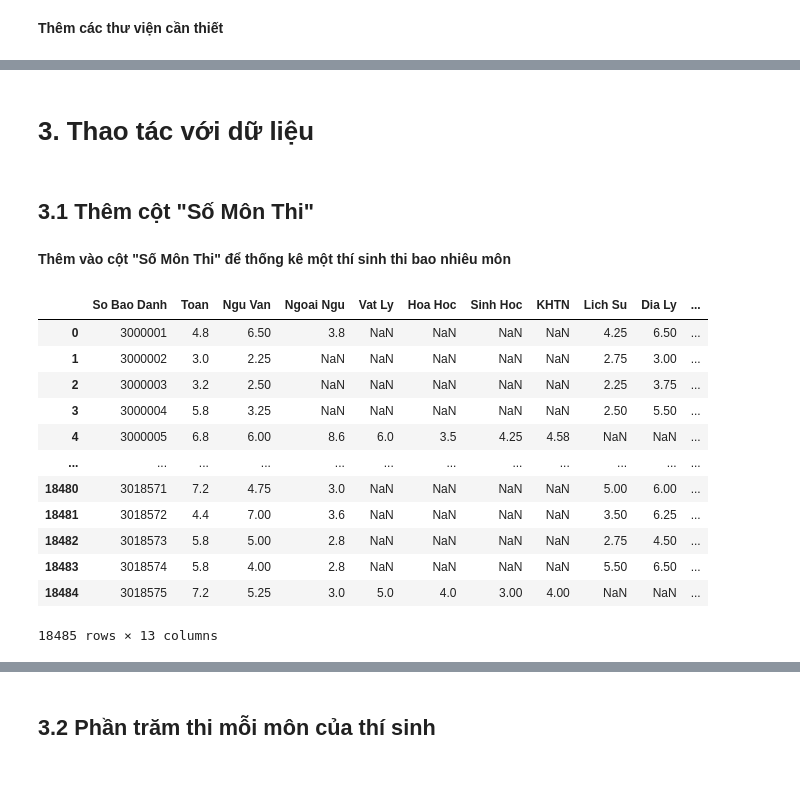
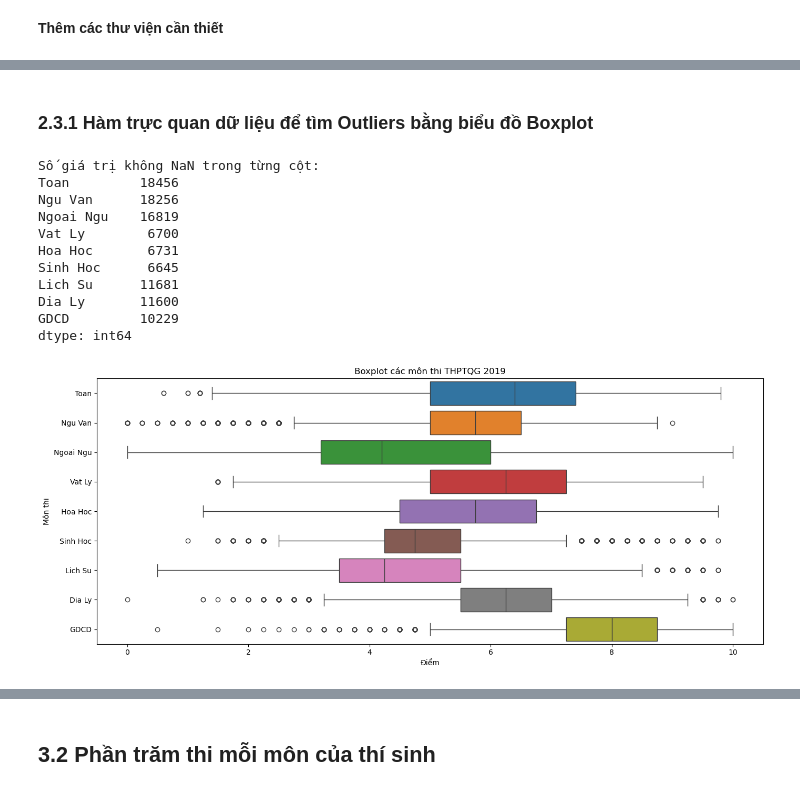
Before and after one commit to KietChauu/THPTQG_source_analysis, a Jupyter notebook: data.ipynb, the cells around one changed output, grey strips where cells are left out. Cells and saved outputs as stored; diff of their text form; code cells hidden in the pictures.

```diff
--- a/data.ipynb
+++ b/data.ipynb
@@ -74,25 +109,41 @@ print(df[cols_diem])
-# %% [markdown]
-# 3. Thao tác với dữ liệu
-# %% [markdown]
-## 3.1 Thêm cột "Số Môn Thi"
-# %% [markdown]
-**Thêm vào cột "Số Môn Thi" để thống kê một thí sinh thi bao nhiêu môn**
-# %%
-# Các môn thi
-list_of_subjects = ['Toan', 'Ngu Van', 'Ngoai Ngu', 'Vat Ly', 'Hoa Hoc', 'Sinh Hoc', 'Lich Su', 'Dia Ly', 'GDCD']
-df['So Mon Thi'] = df[list_of_subjects].notna().sum(axis=1).tolist()
-df
-# %% [output]
-|  | So Bao Danh | Toan | Ngu Van | Ngoai Ngu | Vat Ly | Hoa Hoc | Sinh Hoc | KHTN | Lich Su | Dia Ly | ... |
-| 0 | 3000001 | 4.8 | 6.50 | 3.8 | NaN | NaN | NaN | NaN | 4.25 | 6.50 | ... |
-| 1 | 3000002 | 3.0 | 2.25 | NaN | NaN | NaN | NaN | NaN | 2.75 | 3.00 | ... |
-| 2 | 3000003 | 3.2 | 2.50 | NaN | NaN | NaN | NaN | NaN | 2.25 | 3.75 | ... |
-| 3 | 3000004 | 5.8 | 3.25 | NaN | NaN | NaN | NaN | NaN | 2.50 | 5.50 | ... |
-| 4 | 3000005 | 6.8 | 6.00 | 8.6 | 6.0 | 3.5 | 4.25 | 4.58 | NaN | NaN | ... |
-| ... | ... | ... | ... | ... | ... | ... | ... | ... | ... | ... | ... |
-| 18480 | 3018571 | 7.2 | 4.75 | 3.0 | NaN | NaN | NaN | NaN | 5.00 | 6.00 | ... |
-| 18481 | 3018572 | 4.4 | 7.00 | 3.6 | NaN | NaN | NaN | NaN | 3.50 | 6.25 | ... |
-| 18482 | 3018573 | 5.8 | 5.00 | 2.8 | NaN | NaN | NaN | NaN | 2.75 | 4.50 | ... |
-| 18483 | 3018574 | 5.8 | 4.00 | 2.8 | NaN | NaN | NaN | NaN | 5.50 | 6.50 | ... |
-| 18484 | 3018575 | 7.2 | 5.25 | 3.0 | 5.0 | 4.0 | 3.00 | 4.00 | NaN | NaN | ... |
-18485 rows × 13 columns
+# %% [markdown]
+### 2.3.1 Hàm trực quan dữ liệu để tìm Outliers bằng biểu đồ Boxplot
+# %%
+mandatory_subjects = ['Toan', 'Ngu Van', 'Ngoai Ngu']
+df_cleaned = df.dropna(how="all", subset=mandatory_subjects)
+
+# 2. Tạo DataFrame chỉ chứa điểm các môn
+df_scores = df_cleaned[list_of_subjects]
+
+# Kiểm tra dữ liệu trước khi vẽ
+print("\nSố giá trị không NaN trong từng cột:")
+print(df_scores.notna().sum())
+
+# Chỉ lấy các cột có dữ liệu (ít nhất 1 giá trị không NaN)
+valid_subjects = [col for col in list_of_subjects if df_scores[col].notna().sum() > 0]
+df_scores = df_scores[valid_subjects]
+
+# Đảm bảo kiểu dữ liệu là số
+df_scores = df_scores.astype(float)
+
+# 3. Vẽ boxplot
+plt.figure(figsize=(14, 6))
+sns.boxplot(data=df_scores, orient="h")
+plt.title("Boxplot các môn thi THPTQG 2019")
+plt.xlabel("Điểm")
+plt.ylabel("Môn thi")
+plt.tight_layout()
+plt.show()
+# %% [output]
+Số giá trị không NaN trong từng cột:
+Toan         18456
+Ngu Van      18256
+Ngoai Ngu    16819
+Vat Ly        6700
+Hoa Hoc       6731
+Sinh Hoc      6645
+Lich Su      11681
+Dia Ly       11600
+GDCD         10229
+dtype: int64
+[figure, added]
```
Also changed, not shown: parts of 29 cells of this notebook.
